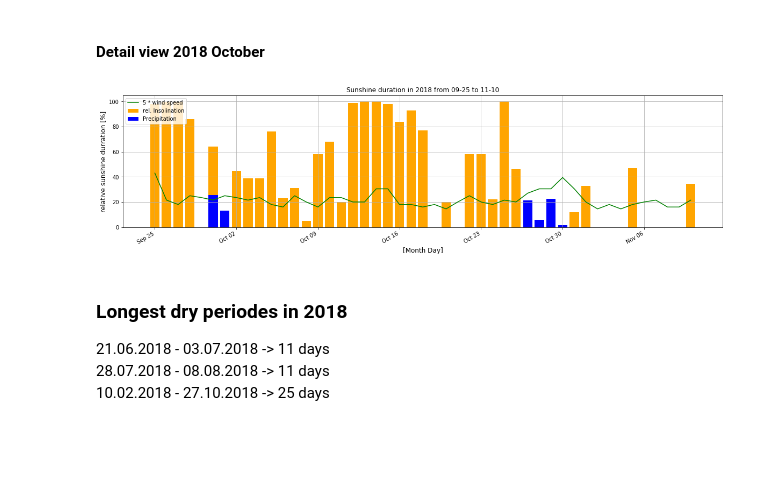
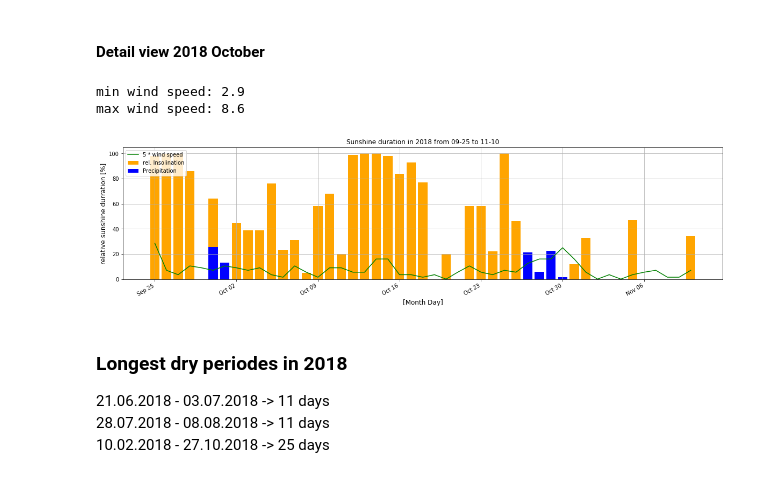
Before and after one commit to ahorv/python_scripts, a Jupyter notebook: precipitation/note_books/rainless_days_with_wind_speed_assessment.ipynb, the cells around one changed output. Cells and saved outputs as stored; diff of their text form; code cells hidden in the pictures; blank space fills up the shorter version.

```diff
--- a/precipitation/note_books/rainless_days_with_wind_speed_assessment.ipynb
+++ b/precipitation/note_books/rainless_days_with_wind_speed_assessment.ipynb
@@ -276,31 +308,36 @@ fig.autofmt_xdate()
 # %%
 year  = '2018-'
 s_day = '09-25' # beginning of observation
 e_day = '11-10' # end of observation
 start = year + s_day
 end   = year + e_day
 
 s_precip_7 = s_precip.loc[start:end]
 s_rel_7 = s_rel_insol.loc[start:end]
-s_wind_speed_17 = 5*(s_wind_speed.loc[start:end])
+s_wind_sp = s_wind_speed.loc[start:end]
+s_wind_speed_7 = 5*(s_wind_sp - s_wind_sp.min())
+print('min wind speed: {}'.format(s_wind_sp.min()))
+print('max wind speed: {}'.format(s_wind_sp.max()))
 
 fig, ax = plt.subplots(figsize=(20,5))
 ax.bar(s_rel_7.index, s_rel_7.values, label='rel. Insolination', color= 'orange')
 ax.bar(s_precip_7.index, s_precip_7.values, label='Precipitation', color= 'blue')
-s_wind_speed_17.plot(label='5 * wind speed',color= 'green')
+s_wind_speed_7.plot(label='5 * wind speed',color= 'green')
 
 ax.set_xlabel('[Month Day]', fontsize=12)
 ax.set_ylabel('relative sunshine durration [%]', fontsize=12)
 ax.set_title('Sunshine duration in {} from {} to {}'.format(year.strip('-'),s_day,e_day))
 ax.legend(loc='upper left')
 ax.grid(b=None, which='major', axis='both')
 
 ax.xaxis.set_major_locator(mdates.WeekdayLocator())
 #ax.xaxis.set_major_locator(mdates.DayLocator())
 ax.xaxis.set_major_formatter(mdates.DateFormatter('%b %d'))
 fig.autofmt_xdate()
 # %% [output]
+min wind speed: 2.9
+max wind speed: 8.6
-[figure, old version]
+[figure, new version]
 # %% [markdown]
 ### Longest dry periodes in 2018
 21.06.2018 - 03.07.2018 -> 11 days<br>
```
Also changed, not shown: parts of 6 cells of this notebook, 4 other files.
